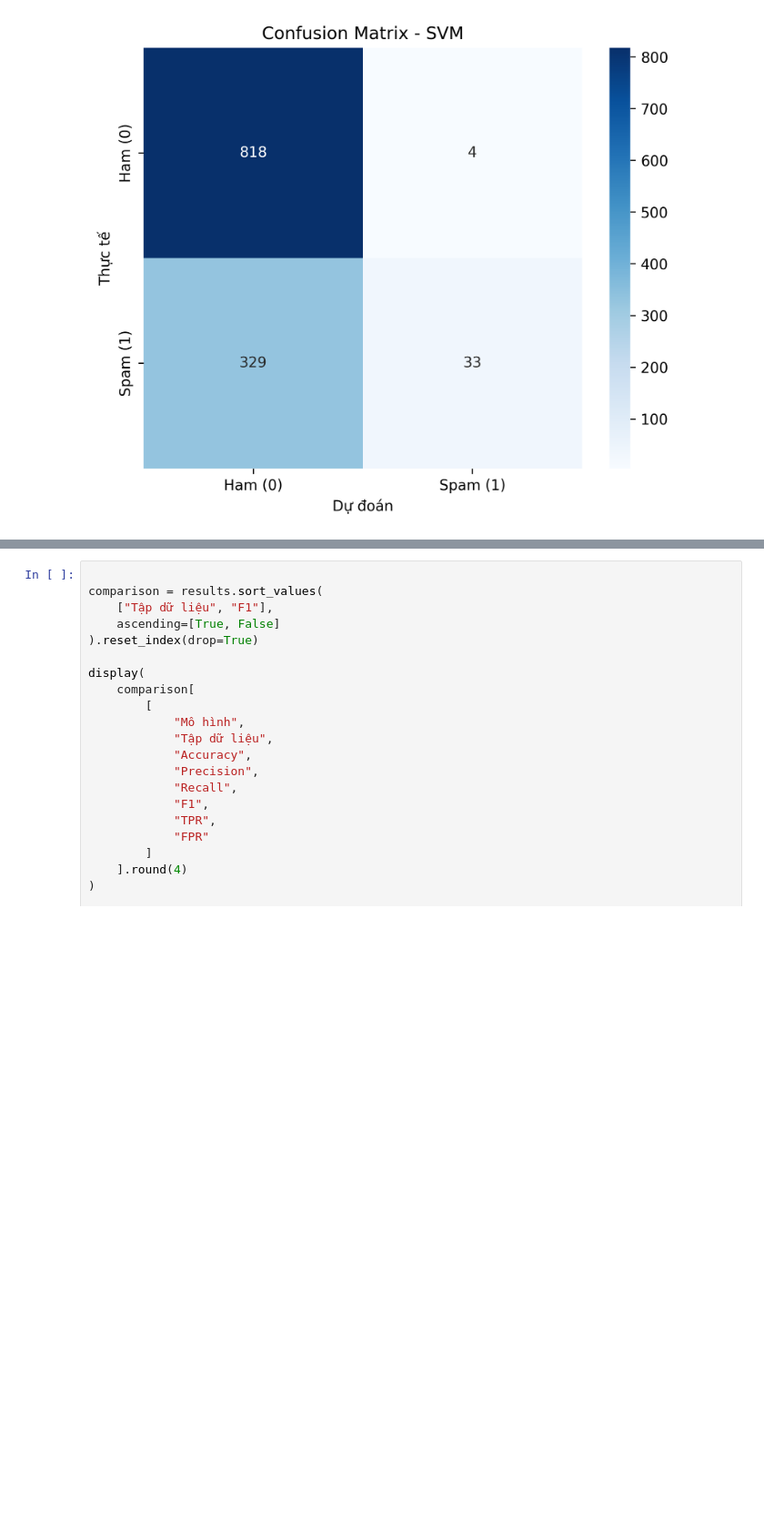
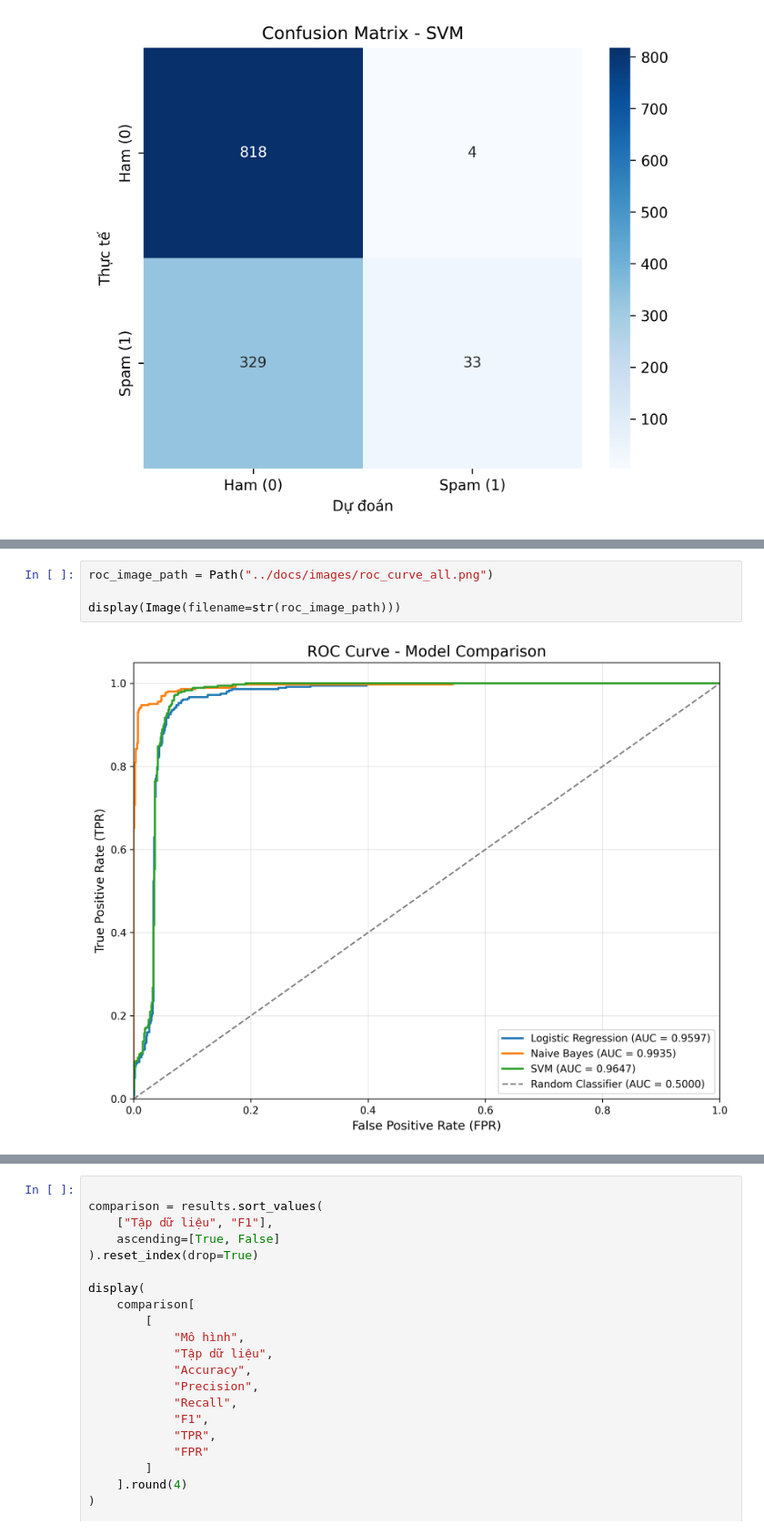
Before and after one commit to OrangkillEmily/lab01_ML, a Jupyter notebook: notebooks/lab01.ipynb, the cells around one changed output, grey strips where cells are left out. Shown at 91% size. Saved outputs shown, nothing was run; the diff lists cells and outputs as text; blank space fills up the shorter version.

```diff
--- a/notebooks/lab01.ipynb
+++ b/notebooks/lab01.ipynb
@@ -370,0 +378,6 @@ SVM
+# %%
+roc_image_path = Path("../docs/images/roc_curve_all.png")
+
+display(Image(filename=str(roc_image_path)))
+# %% [output]
+[figure, added]
```
Also changed, not shown: parts of 5 cells of this notebook, 3 other files.
